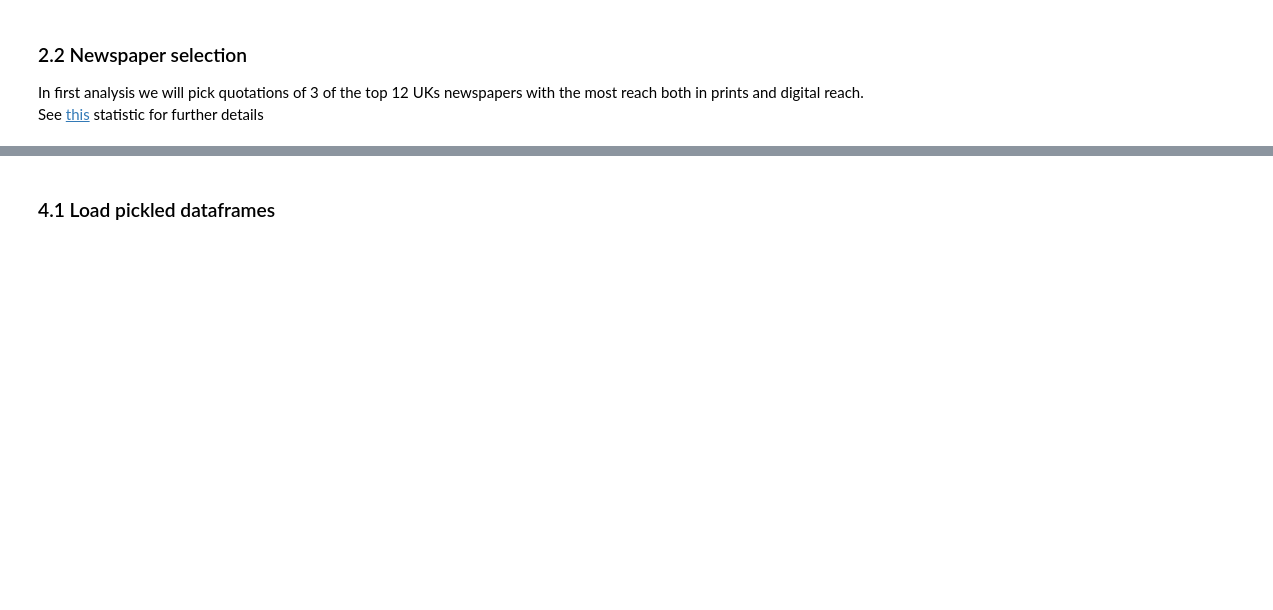
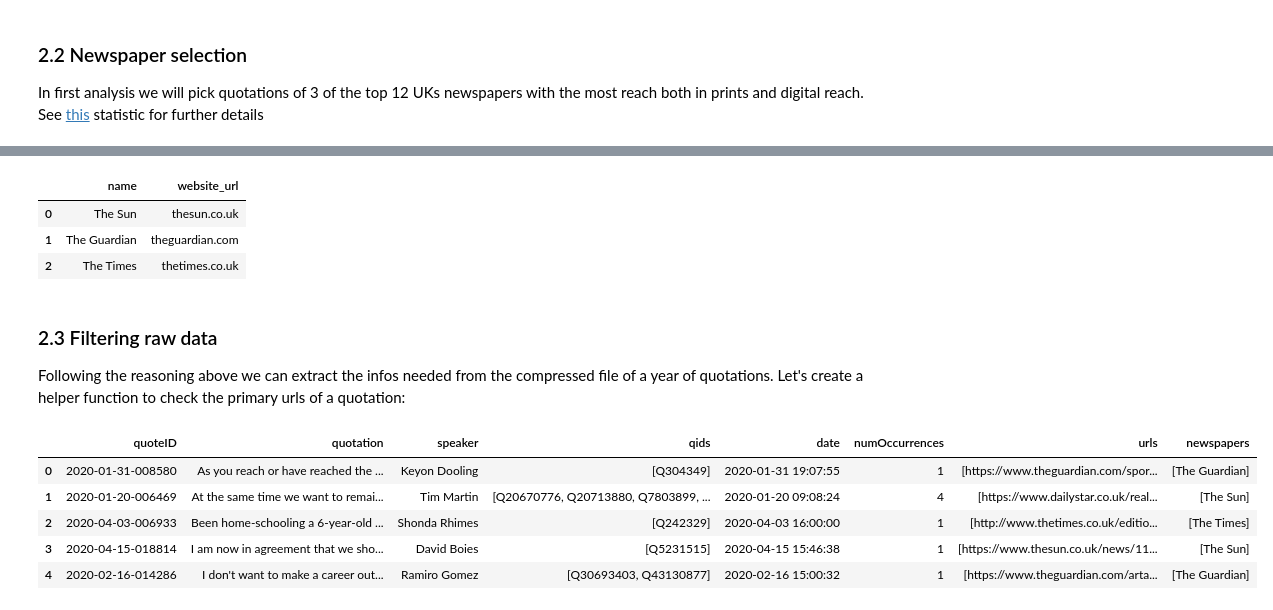
Before and after one commit to epfl-ada/ada-2021-project-palomamo, a Jupyter notebook: main.ipynb, the cells around one changed output, grey strips where cells are left out. Saved outputs shown, nothing was run; the diff lists cells and outputs as text; code cells hidden in the pictures; blank space fills up the shorter version.

```diff
--- a/main.ipynb
+++ b/main.ipynb
@@ -48,0 +72,3 @@ QUOTES_2020_PATH = 'data/quotes-2020-gb.json.bz2'
+# %%
+# Change to True if you want to use google colab
+use_colab = True
@@ -62,13 +116,20 @@ def load_mini_version_of_data(path_to_file, chunksize, nb_chunks):
     curr_chunk = 0
     chunk_list = []
 
-    with pd.read_json(path_to_file, lines=True, compression='bz2', chunksize=chunksize) as df_reader:
-        for chunk in df_reader:
-            if curr_chunk == nb_chunks:
-                break
+    if use_colab:
+          for chunk in pd.read_json(path_to_file, lines=True, compression='bz2', chunksize=chunksize):
+              if curr_chunk == nb_chunks:
+                  break
+              curr_chunk = curr_chunk + 1
+              chunk_list.append(chunk)
+    else:
+      with pd.read_json(path_to_file, lines=True, compression='bz2', chunksize=chunksize) as df_reader:
+          for chunk in df_reader:
+              if curr_chunk == nb_chunks:
+                  break
 
-            curr_chunk = curr_chunk + 1
-            chunk_list.append(chunk)
+              curr_chunk = curr_chunk + 1
+              chunk_list.append(chunk)
 
     df = pd.concat(chunk_list)
     return df
@@ -189,3 +172,19 @@ True
-# %% [markdown]
-### 4.1 Load pickled dataframes
-<a id="load_pickle"></a>
+# %%
+# List of selected newspapers and their urls
+newspapers_list = [['The Sun', 'thesun.co.uk'],
+                  ['The Guardian', 'theguardian.com'],
+                  ['The Times', 'thetimes.co.uk']]
+
+# Dataframe
+newspapers_df = pd.DataFrame(newspapers_list, columns = ['name', 'website_url'])
+newspapers_df.head()
+# %% [output]
+|  | name | website_url |
+| 0 | The Sun | thesun.co.uk |
+| 1 | The Guardian | theguardian.com |
+| 2 | The Times | thetimes.co.uk |
+# %% [markdown]
+### 2.3 Filtering raw data
+<a id="filter_raw_data"></a>
+
+Following the reasoning above we can extract the infos needed from the compressed file of a year of quotations. Let's create a helper function to check the primary urls of a quotation:
@@ -191,0 +216,11 @@ True
+# %%
+# We check that the new file contains the right data
+filtered_sample_df = load_mini_version_of_data(QUOTES_2020_PATH, 10000, 10)
+filtered_sample_df.head()
+# %% [output]
+|  | quoteID | quotation | speaker | qids | date | numOccurrences | urls | newspapers |
+| 0 | 2020-01-31-008580 | As you reach or have reached the ... | Keyon Dooling | [Q304349] | 2020-01-31 19:07:55 | 1 | [https://www.theguardian.com/spor... | [The Guardian] |
+| 1 | 2020-01-20-006469 | At the same time we want to remai... | Tim Martin | [Q20670776, Q20713880, Q7803899, ... | 2020-01-20 09:08:24 | 4 | [https://www.dailystar.co.uk/real... | [The Sun] |
+| 2 | 2020-04-03-006933 | Been home-schooling a 6-year-old ... | Shonda Rhimes | [Q242329] | 2020-04-03 16:00:00 | 1 | [http://www.thetimes.co.uk/editio... | [The Times] |
+| 3 | 2020-04-15-018814 | I am now in agreement that we sho... | David Boies | [Q5231515] | 2020-04-15 15:46:38 | 1 | [https://www.thesun.co.uk/news/11... | [The Sun] |
+| 4 | 2020-02-16-014286 | I don't want to make a career out... | Ramiro Gomez | [Q30693403, Q43130877] | 2020-02-16 15:00:32 | 1 | [https://www.theguardian.com/arta... | [The Guardian] |
```
Also changed, not shown: parts of 66 cells of this notebook, 2 other files.
